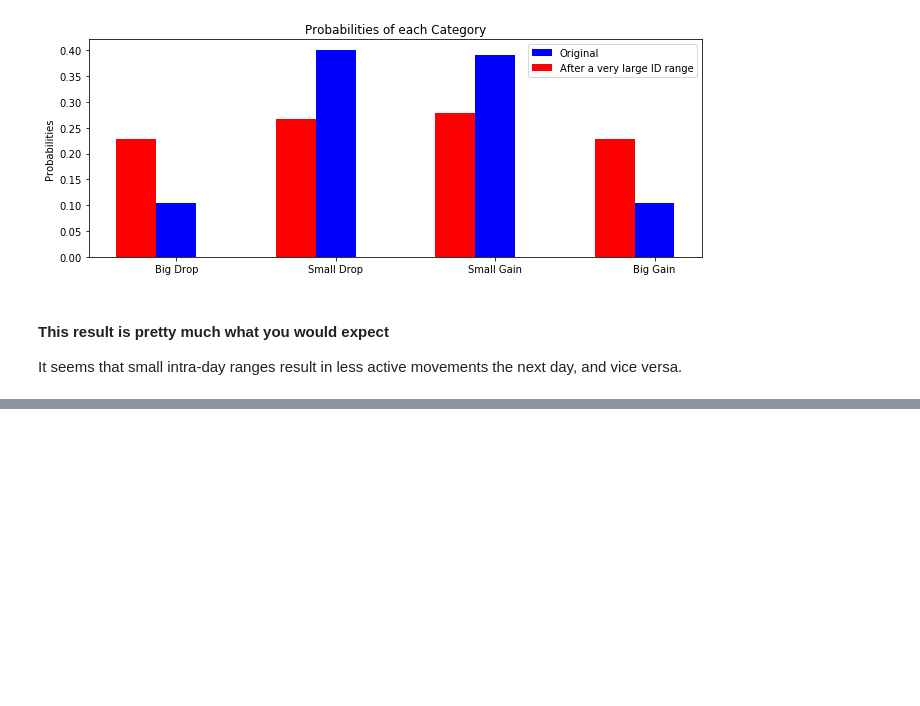
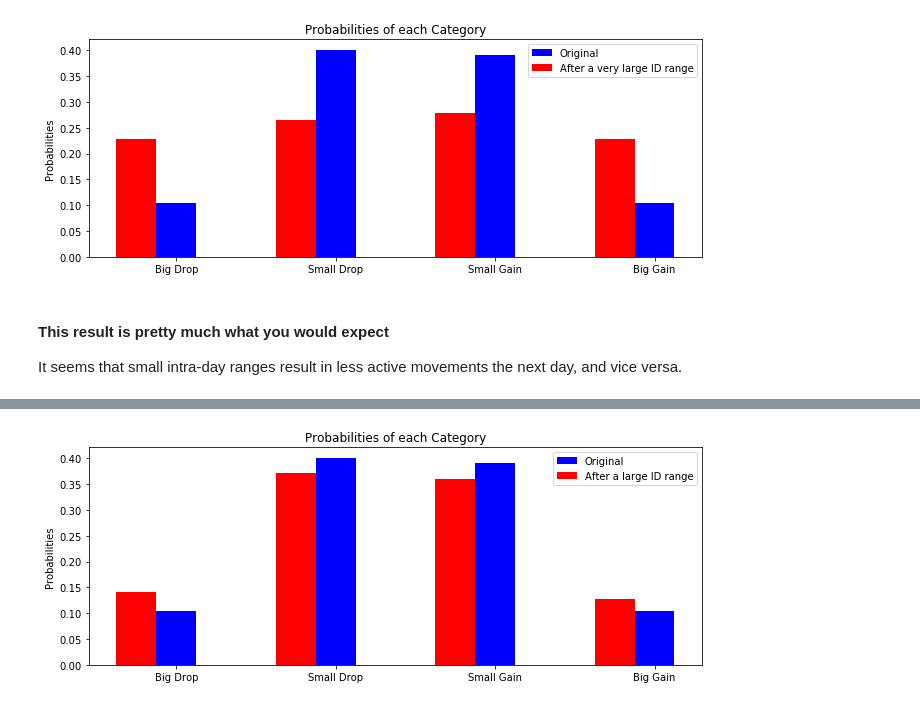
Before and after one commit to arnokha/stock_play, a Jupyter notebook: 11_Using_Intraday_Range_to_predict_movements.ipynb, the cells around one changed output, grey strips where cells are left out. Saved outputs shown, nothing was run; the diff lists cells and outputs as text; code cells hidden in the pictures; blank space fills up the shorter version.

```diff
--- a/11_Using_Intraday_Range_to_predict_movements.ipynb
+++ b/11_Using_Intraday_Range_to_predict_movements.ipynb
@@ -454,0 +532,4 @@ It seems that small intra-day ranges result in less active movements the next da
+# %%
+plot_probability_bar_graph_ranges('l', all_range_category_counts[2], all_two_day_trends)
+# %% [output]
+[figure, added]
```
Also changed, not shown: parts of 17 cells of this notebook, 6 other files.
